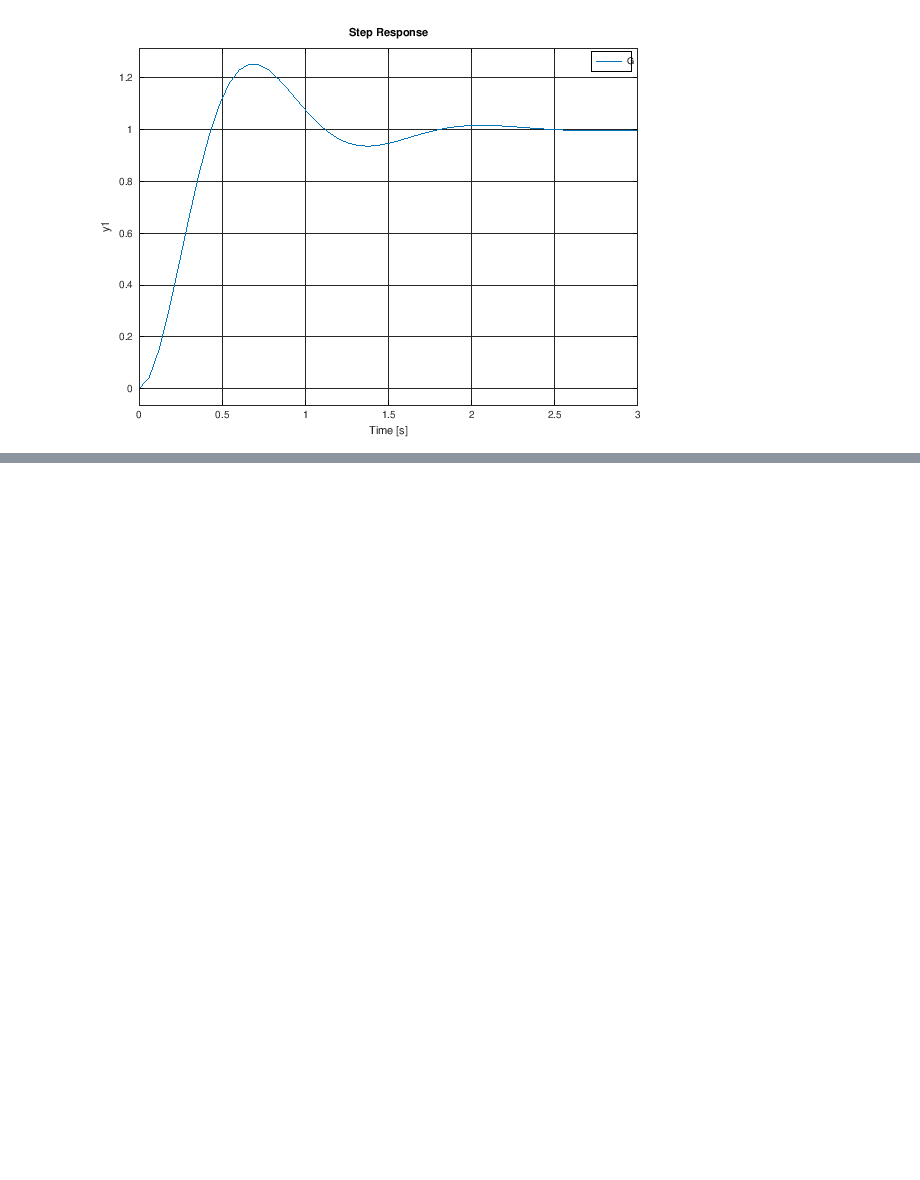
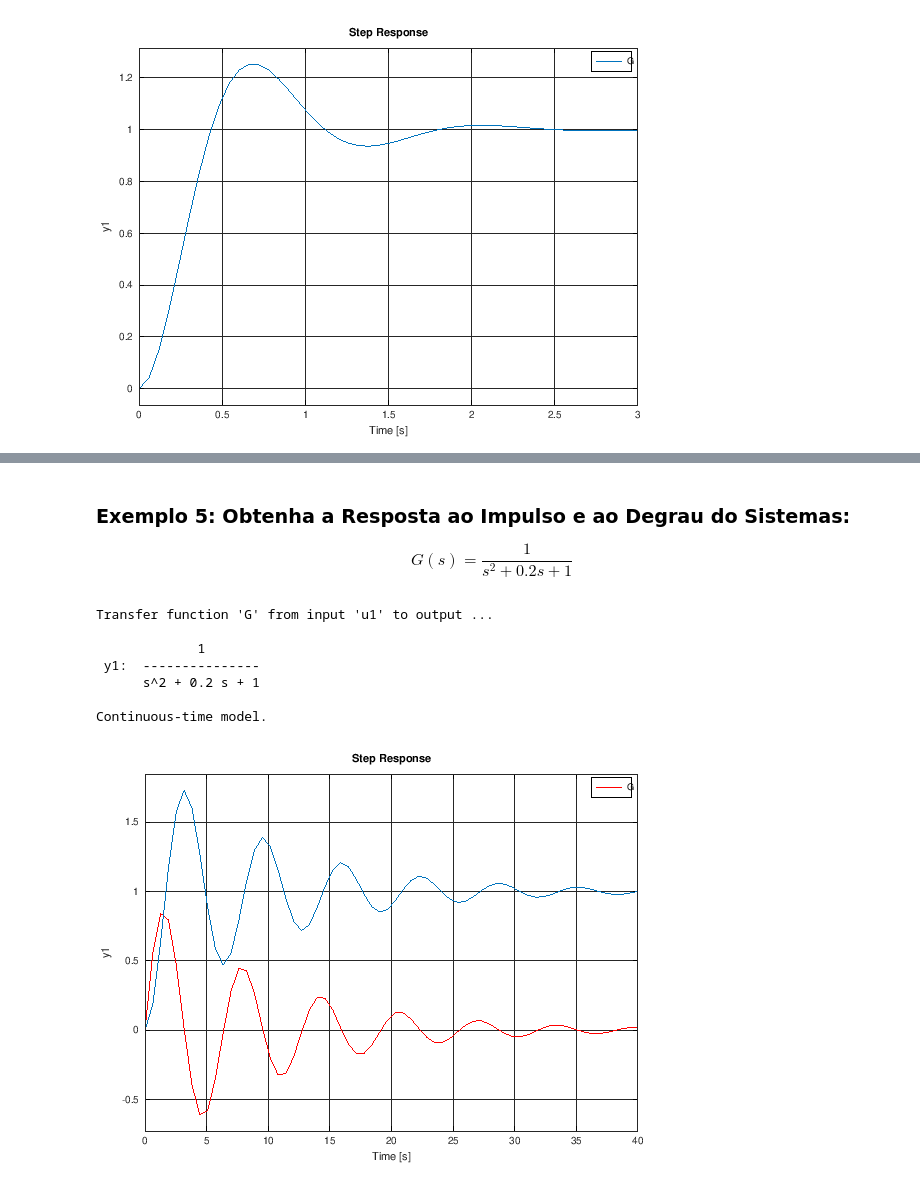
Before and after one commit to brandaogbs/2ele154, a Jupyter notebook: lista5/lista5.ipynb, the cells around one changed output, grey strips where cells are left out. Saved outputs shown, nothing was run; the diff lists cells and outputs as text; code cells hidden in the pictures; blank space fills up the shorter version.

```diff
--- a/lista5/lista5.ipynb
+++ b/lista5/lista5.ipynb
@@ -38,0 +104,21 @@ ans =
+# %% [markdown]
+### Exemplo 5: Obtenha a Resposta ao Impulso e ao Degrau do Sistemas:
+$$G(s)=\frac{1}{s^2 + 0.2s + 1}$$
+# %%
+% Função de Transferência do Sistema
+G = tf([1], [1 0.2 1])
+
+% Resposta ao Impulso e ao Degrau
+impulse(G, 'r', 40)
+hold on;
+step(G, 40)
+hold on;
+# %% [output]
+Transfer function 'G' from input 'u1' to output ...
+
+             1
+ y1:  ---------------
+      s^2 + 0.2 s + 1
+
+Continuous-time model.
+[figure, added]
```
Also changed, not shown: parts of 19 cells of this notebook, 1 other file.
